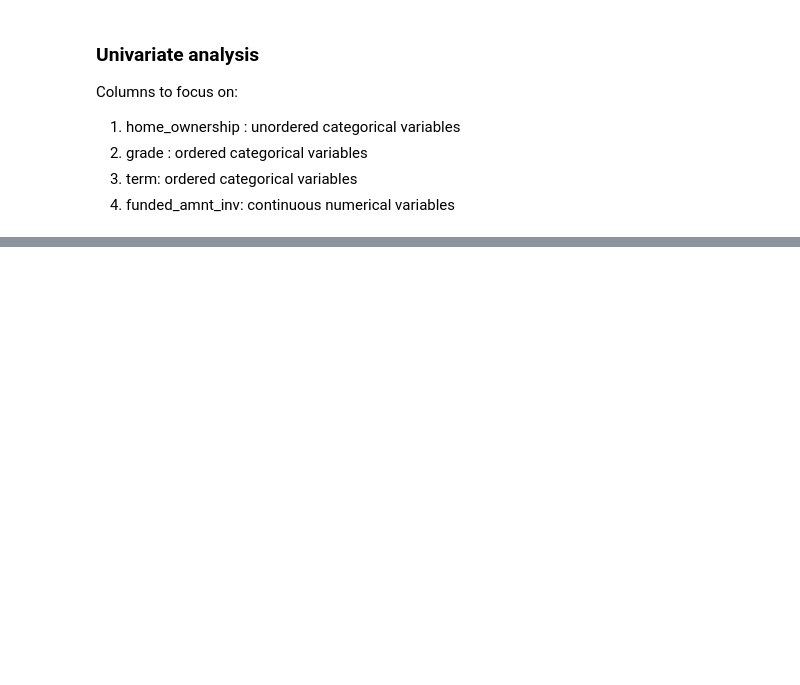
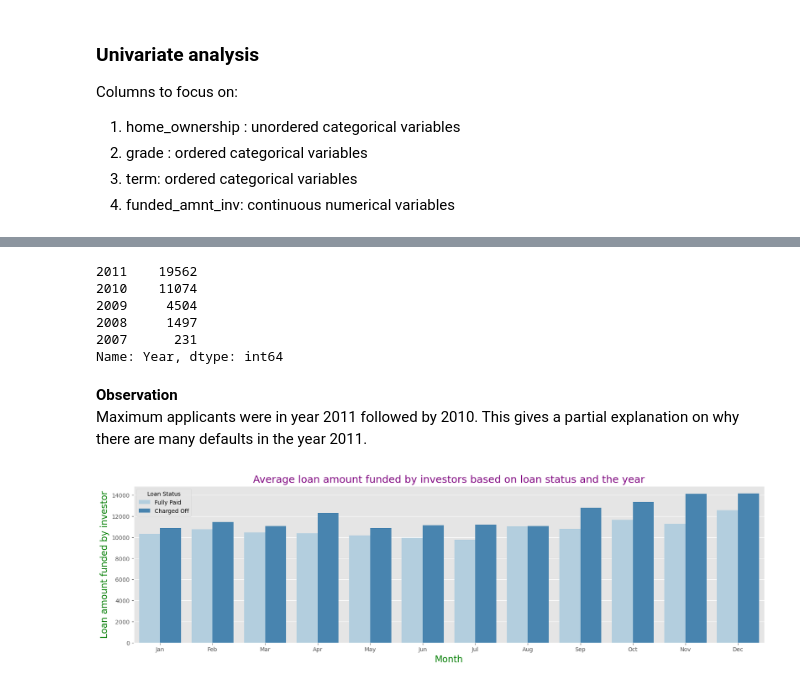
Before and after one commit to shagunp/Lending_CaseStudy, a Jupyter notebook: Andrea_Shagun.ipynb, the cells around one changed output, grey strips where cells are left out. Cells and saved outputs as stored; diff of their text form; code cells hidden in the pictures; blank space fills up the shorter version.

```diff
--- a/Andrea_Shagun.ipynb
+++ b/Andrea_Shagun.ipynb
@@ -664,0 +666,29 @@ plt.show()
+# %%
+inp4.Year.value_counts()
+# %% [output]
+2011    19562
+2010    11074
+2009     4504
+2008     1497
+2007      231
+Name: Year, dtype: int64
+# %% [markdown]
+**Observation**<br>
+Maximum applicants were in year 2011 followed by 2010. This gives a partial explanation on why there are many defaults
+in the year 2011.
+# %%
+plt.figure(figsize=(20,5))
+plt.title("Average loan amount funded by investors based on loan status and the year 2011",
+          fontdict={'fontsize':18,'fontweight':5,'color':'Purple'})
+
+months=['Jan','Feb','Mar','Apr','May','Jun','Jul','Aug','Sep','Oct','Nov','Dec']
+sns.barplot(data=(inp4[inp4['Year']==2011]), x='Month',y='funded_amnt_inv', order=months,ci=0,palette='Blues',
+            hue='loan_status')
+
+plt.ylabel("Loan amount funded by investor",fontdict={'fontsize':16,'fontweight':5,'color':'Green'})
+plt.xlabel("Month",fontdict={'fontsize':16,'fontweight':5,'color':'Green'})
+plt.legend(title="Loan Status")
+
+plt.show()
+# %% [output]
+[figure, added]
```
Also changed, not shown: parts of 56 cells of this notebook.
